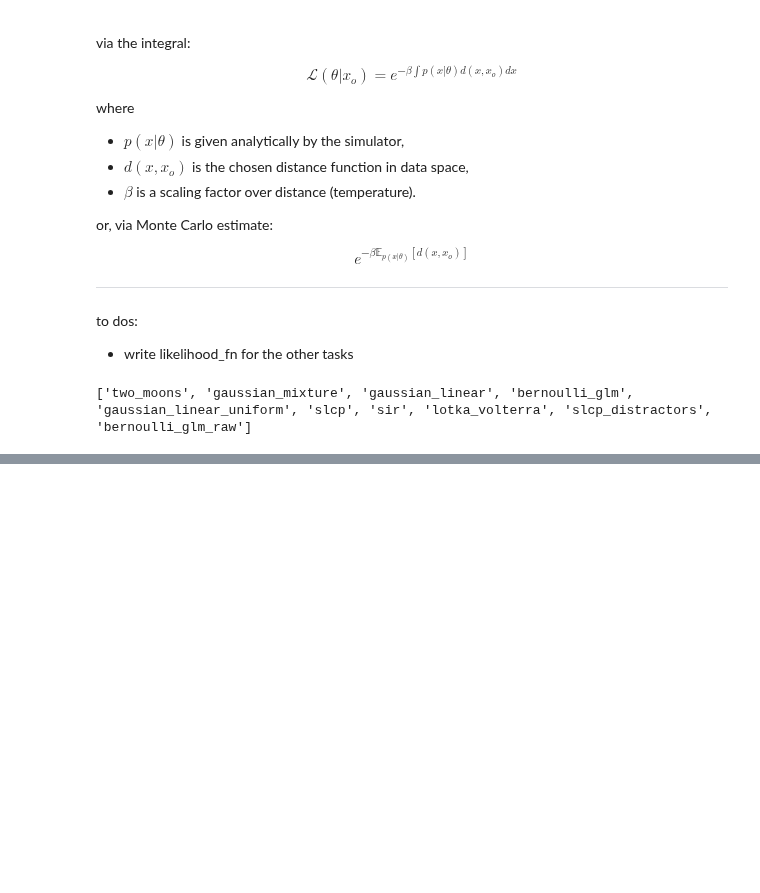
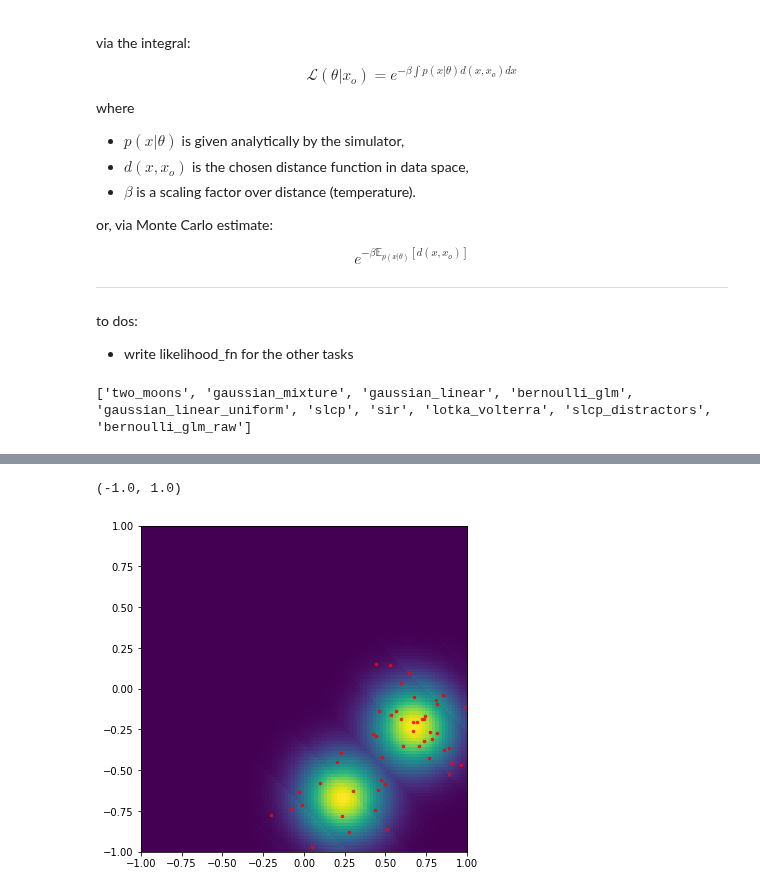
Before and after one commit to mackelab/neuralgbi, a Jupyter notebook: paper/fig2/notebooks/01_grid_posterior.ipynb, the cells around one changed output, grey strips where cells are left out. Drawn from its saved outputs; the diff is of its cells as text; code cells hidden in the pictures; blank space fills up the shorter version.

```diff
--- a/paper/fig2/notebooks/01_grid_posterior.ipynb
+++ b/paper/fig2/notebooks/01_grid_posterior.ipynb
@@ -115,9 +101,17 @@ class GBIPotential(BasePotential):
 # %%
-beta = 1000
+beta = 100
 prior = BoxUniform(low=torch.Tensor((-1, -1)), high=torch.Tensor((1, 1)))
-# gbi_potential = GBIPotential(prior, x_o, reference_generalized_loglikelihood, beta=beta)
-gbi_potential = GBIPotential(prior, x_o, reference_generalized_loglikelihood_sample, beta=beta)
-sampler = MCMCPosterior(gbi_potential, prior)
-# sampler = RejectionPosterior(gbi_potential, prior)
-theta_posterior_samples = sampler.sample((10,))
-theta_np = theta_posterior_samples.numpy()
+
+# integral-based samples
+gbi_potential_integral = GBIPotential(prior, x_o, reference_generalized_loglikelihood, lh_type='integral', beta=beta)
+sampler = MCMCPosterior(gbi_potential_integral, prior)
+theta_posterior_samples = sampler.sample((50,))
+theta_np_integral = theta_posterior_samples.numpy()
+# %%
+plt.figure(figsize=(6,6))
+plt.imshow((-beta*gl).exp().numpy().T, extent=[-1,1,-1,1], origin='lower')
+plt.plot(theta_np_integral[:,0], theta_np_integral[:,1], 'r.', ms=5, alpha=0.8)
+plt.xlim([-1,1]); plt.ylim([-1,1])
+# %% [output]
+(-1.0, 1.0)
+[figure, added]
```
Also changed, not shown: parts of 16 cells of this notebook, 3 other files.
